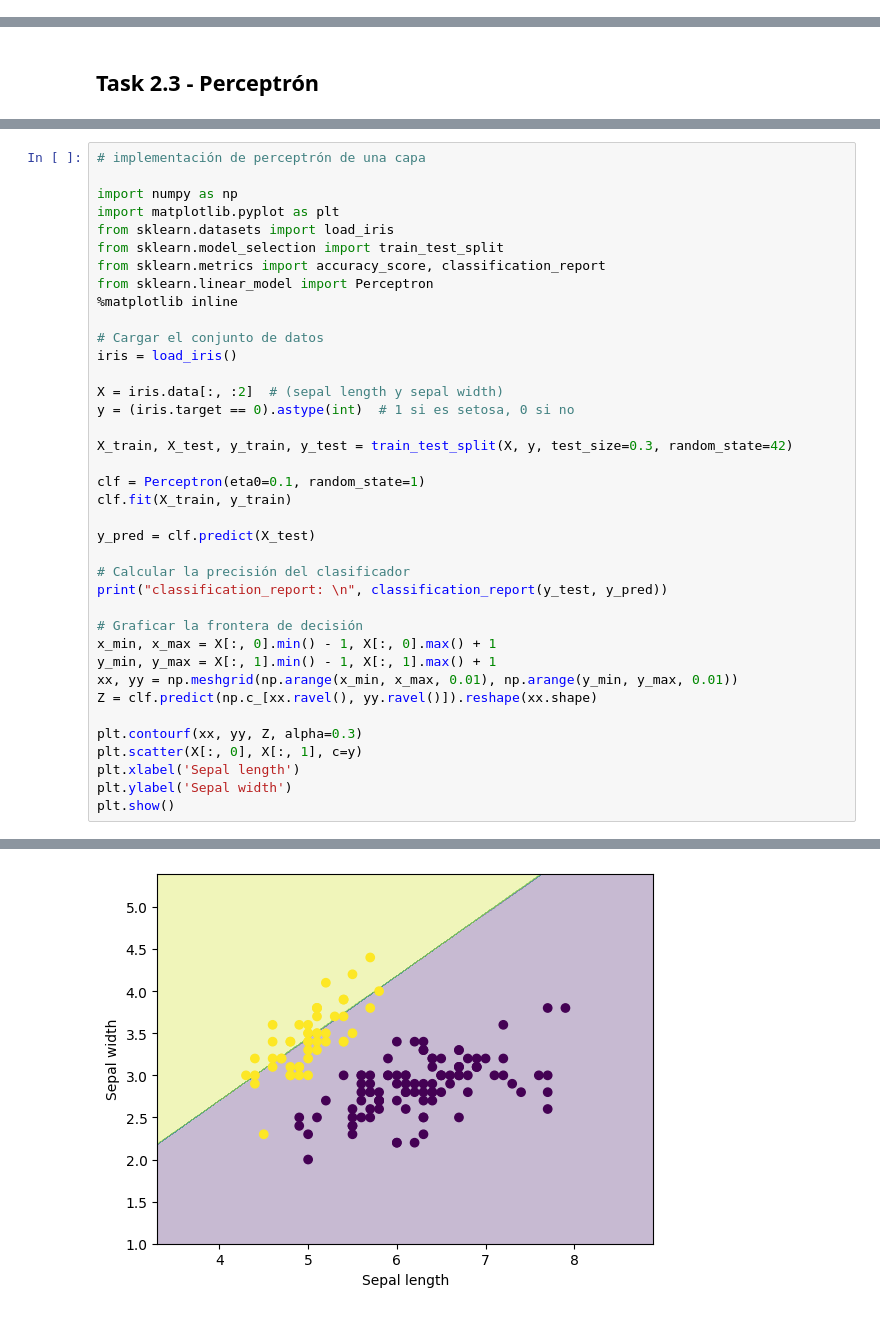
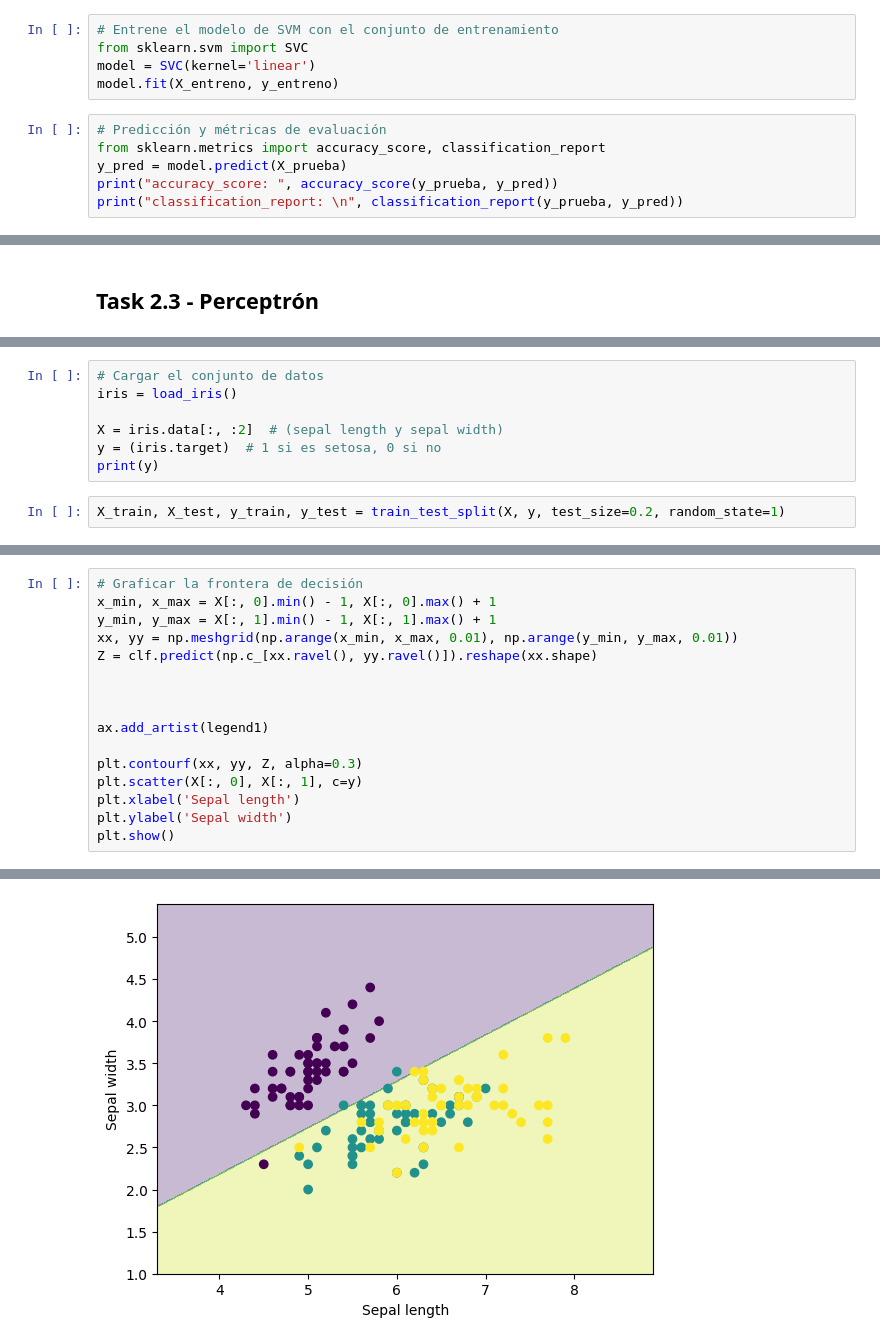
Before and after one commit to angelcast2002/Lab03-IA, a Jupyter notebook: lab03.ipynb, the cells around one changed output, grey strips where cells are left out. Cells and saved outputs as stored; diff of their text form.

```diff
--- a/lab03.ipynb
+++ b/lab03.ipynb
@@ -181,0 +191,11 @@ print(y)
+# %%
+# Entrene el modelo de SVM con el conjunto de entrenamiento
+from sklearn.svm import SVC
+model = SVC(kernel='linear')
+model.fit(X_entreno, y_entreno)
+# %%
+# Predicción y métricas de evaluación
+from sklearn.metrics import accuracy_score, classification_report
+y_pred = model.predict(X_prueba)
+print("accuracy_score: ", accuracy_score(y_prueba, y_pred))
+print("classification_report: \n", classification_report(y_prueba, y_pred))
@@ -183,0 +275,9 @@ print(y)
+# %%
+# Cargar el conjunto de datos
+iris = load_iris()
+
+X = iris.data[:, :2]  # (sepal length y sepal width)
+y = (iris.target)  # 1 si es setosa, 0 si no
+print(y)
+# %%
+X_train, X_test, y_train, y_test = train_test_split(X, y, test_size=0.2, random_state=1)
@@ -184,36 +305,14 @@ print(y)
 # %%
-# implementación de perceptrón de una capa
-
-import numpy as np
-import matplotlib.pyplot as plt
-from sklearn.datasets import load_iris
-from sklearn.model_selection import train_test_split
-from sklearn.metrics import accuracy_score, classification_report
-from sklearn.linear_model import Perceptron
-%matplotlib inline
-
-# Cargar el conjunto de datos
-iris = load_iris()
-
-X = iris.data[:, :2]  # (sepal length y sepal width)
-y = (iris.target == 0).astype(int)  # 1 si es setosa, 0 si no
-
-X_train, X_test, y_train, y_test = train_test_split(X, y, test_size=0.3, random_state=42)
-
-clf = Perceptron(eta0=0.1, random_state=1)
-clf.fit(X_train, y_train)
-
-y_pred = clf.predict(X_test)
-
-# Calcular la precisión del clasificador
-print("classification_report: \n", classification_report(y_test, y_pred))
-
 # Graficar la frontera de decisión
 x_min, x_max = X[:, 0].min() - 1, X[:, 0].max() + 1
 y_min, y_max = X[:, 1].min() - 1, X[:, 1].max() + 1
 xx, yy = np.meshgrid(np.arange(x_min, x_max, 0.01), np.arange(y_min, y_max, 0.01))
 Z = clf.predict(np.c_[xx.ravel(), yy.ravel()]).reshape(xx.shape)
 
+
+
+ax.add_artist(legend1)
+
 plt.contourf(xx, yy, Z, alpha=0.3)
 plt.scatter(X[:, 0], X[:, 1], c=y)
 plt.xlabel('Sepal length')
@@ -233 +322 @@ weighted avg       0.83      0.76      0.73        45
-[figure, old version]
+[figure, new version]
```
Also changed, not shown: parts of 14 cells of this notebook.
